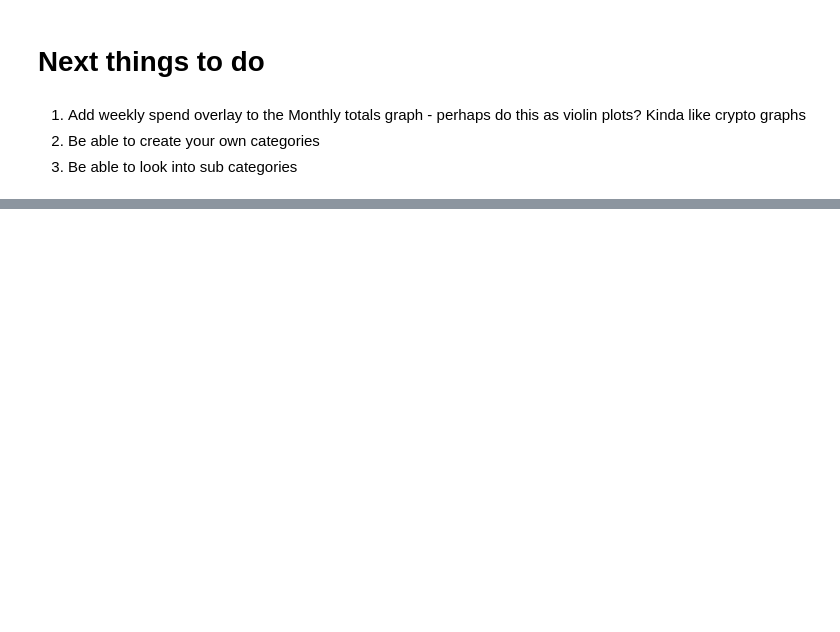
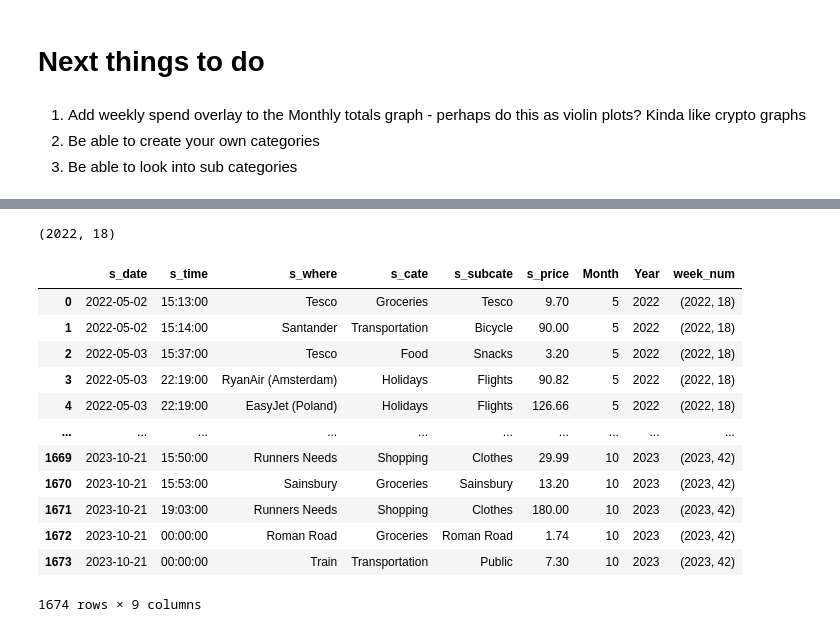
Before and after one commit to Ant-mel/personal_budget, a Jupyter notebook: explore.ipynb, the cells around one changed output, grey strips where cells are left out. Saved outputs shown, nothing was run; the diff lists cells and outputs as text; code cells hidden in the pictures; blank space fills up the shorter version.

```diff
--- a/explore.ipynb
+++ b/explore.ipynb
@@ -91,0 +81,4 @@ pd.DataFrame(pivot_table.mean().sort_values(ascending=False)).reset_index()
+# %%
+master['s_date'][0].isocalendar()[:2]
+# %% [output]
+(2022, 18)
@@ -91,0 +87,16 @@ pd.DataFrame(pivot_table.mean().sort_values(ascending=False)).reset_index()
+# %%
+master
+# %% [output]
+|  | s_date | s_time | s_where | s_cate | s_subcate | s_price | Month | Year | week_num |
+| 0 | 2022-05-02 | 15:13:00 | Tesco | Groceries | Tesco | 9.70 | 5 | 2022 | (2022, 18) |
+| 1 | 2022-05-02 | 15:14:00 | Santander | Transportation | Bicycle | 90.00 | 5 | 2022 | (2022, 18) |
+| 2 | 2022-05-03 | 15:37:00 | Tesco | Food | Snacks | 3.20 | 5 | 2022 | (2022, 18) |
+| 3 | 2022-05-03 | 22:19:00 | RyanAir (Amsterdam) | Holidays | Flights | 90.82 | 5 | 2022 | (2022, 18) |
+| 4 | 2022-05-03 | 22:19:00 | EasyJet (Poland) | Holidays | Flights | 126.66 | 5 | 2022 | (2022, 18) |
+| ... | ... | ... | ... | ... | ... | ... | ... | ... | ... |
+| 1669 | 2023-10-21 | 15:50:00 | Runners Needs | Shopping | Clothes | 29.99 | 10 | 2023 | (2023, 42) |
+| 1670 | 2023-10-21 | 15:53:00 | Sainsbury | Groceries | Sainsbury | 13.20 | 10 | 2023 | (2023, 42) |
+| 1671 | 2023-10-21 | 19:03:00 | Runners Needs | Shopping | Clothes | 180.00 | 10 | 2023 | (2023, 42) |
+| 1672 | 2023-10-21 | 00:00:00 | Roman Road | Groceries | Roman Road | 1.74 | 10 | 2023 | (2023, 42) |
+| 1673 | 2023-10-21 | 00:00:00 | Train | Transportation | Public | 7.30 | 10 | 2023 | (2023, 42) |
+1674 rows × 9 columns
```
Also changed, not shown: parts of 7 cells of this notebook.
